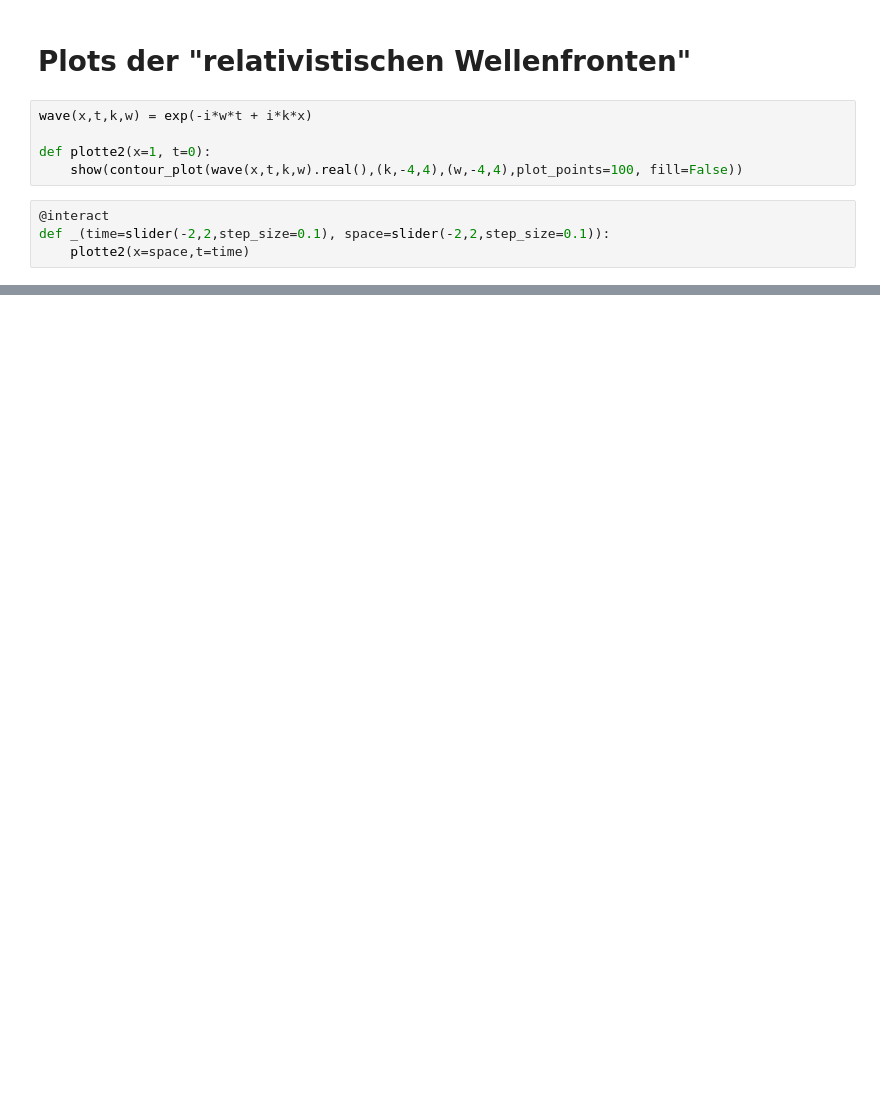
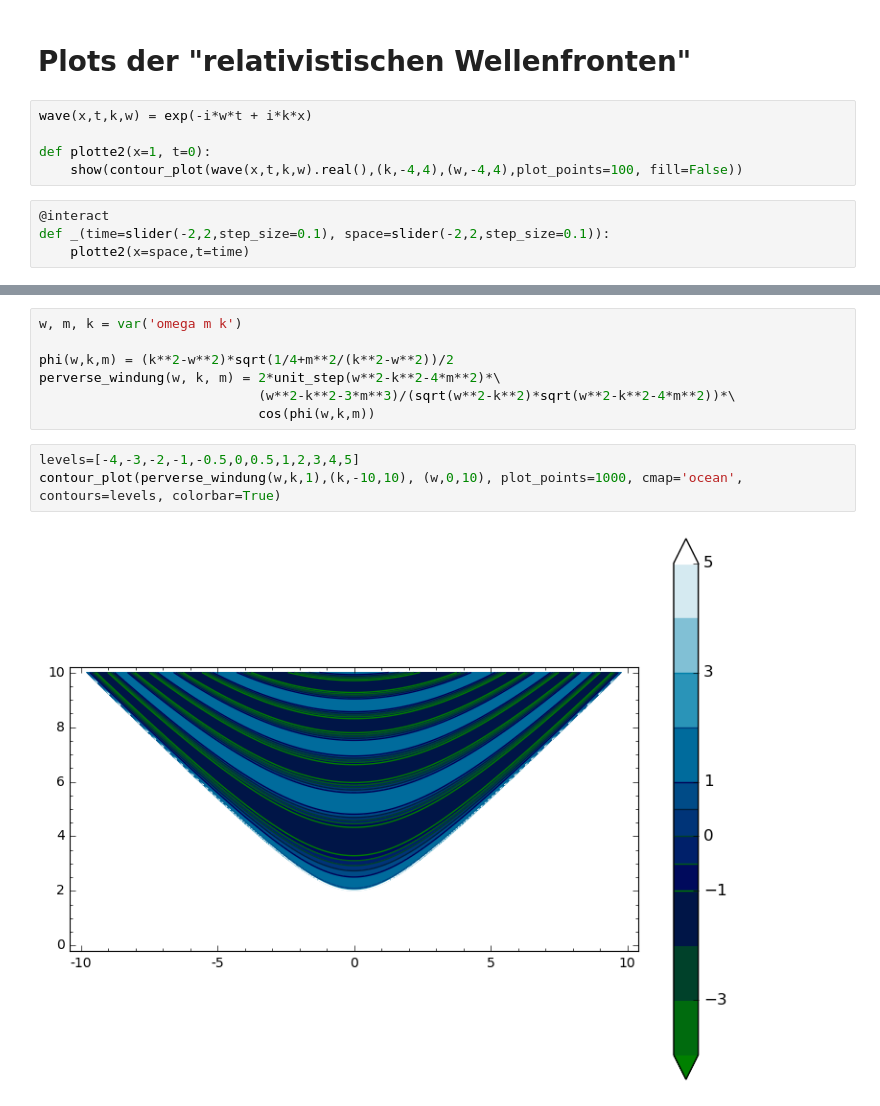
Before and after one commit to jlbosse/Bachelorarbeit, a Jupyter notebook: Animationen.ipynb, the cells around one changed output, grey strips where cells are left out. Cells and saved outputs as stored; diff of their text form; blank space fills up the shorter version.

```diff
--- a/Animationen.ipynb
+++ b/Animationen.ipynb
@@ -173,0 +247,12 @@ def _(time=slider(-2,2,step_size=0.1), space=slider(-2,2,step_size=0.1)):
+# %%
+w, m, k = var('omega m k')
+
+phi(w,k,m) = (k**2-w**2)*sqrt(1/4+m**2/(k**2-w**2))/2
+perverse_windung(w, k, m) = 2*unit_step(w**2-k**2-4*m**2)*\
+                            (w**2-k**2-3*m**3)/(sqrt(w**2-k**2)*sqrt(w**2-k**2-4*m**2))*\
+                            cos(phi(w,k,m))
+# %%
+levels=[-4,-3,-2,-1,-0.5,0,0.5,1,2,3,4,5]
+contour_plot(perverse_windung(w,k,1),(k,-10,10), (w,0,10), plot_points=1000, cmap='ocean', contours=levels, colorbar=True)
+# %% [output]
+[figure, added]
```
Also changed, not shown: parts of 17 cells of this notebook, 10 other files.
